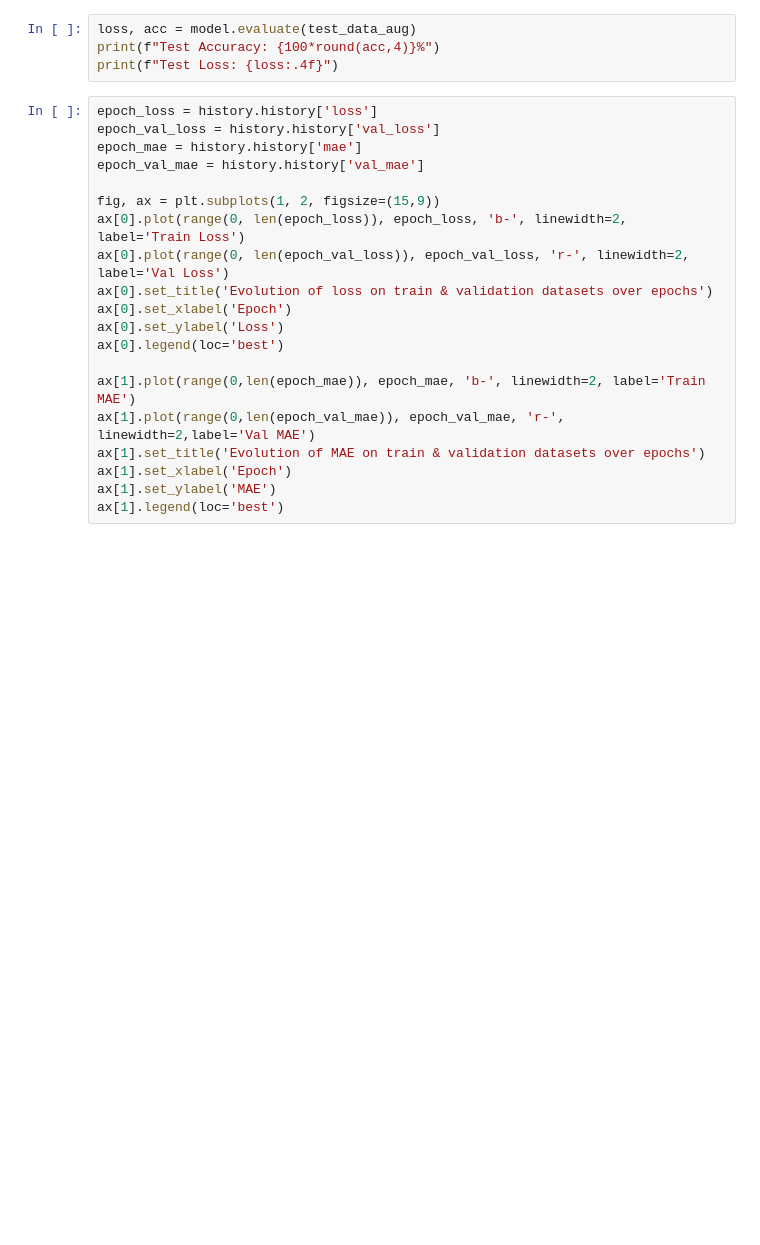
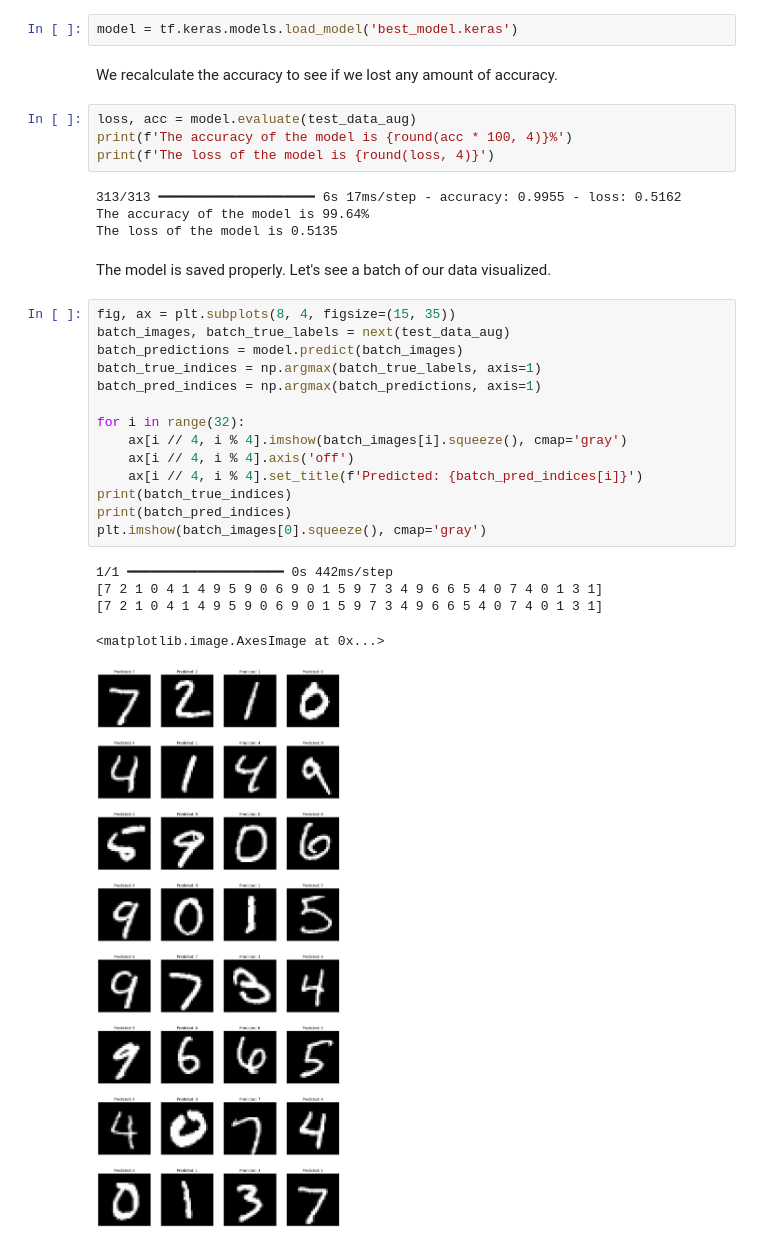
Before and after one commit to NicKylis/letter_recognition, a Jupyter notebook: main.ipynb, the cells around one changed output. Drawn from its saved outputs; the diff is of its cells as text; blank space fills up the shorter version.

Commit message:
Updated the main branch with the best model

```diff
--- a/main.ipynb
+++ b/main.ipynb
@@ -73,24 +181,34 @@ history = model.fit(train_data_aug,
+# %%
+model = tf.keras.models.load_model('best_model.keras')
+# %% [markdown]
+We recalculate the accuracy to see if we lost any amount of accuracy.
 # %%
 loss, acc = model.evaluate(test_data_aug)
-print(f"Test Accuracy: {100*round(acc,4)}%")
-print(f"Test Loss: {loss:.4f}")
+print(f'The accuracy of the model is {round(acc * 100, 4)}%')
+print(f'The loss of the model is {round(loss, 4)}')
+# %% [output]
+313/313 ━━━━━━━━━━━━━━━━━━━━ 6s 17ms/step - accuracy: 0.9955 - loss: 0.5162
+The accuracy of the model is 99.64%
+The loss of the model is 0.5135
-# %%
-epoch_loss = history.history['loss']
-epoch_val_loss = history.history['val_loss']
-epoch_mae = history.history['mae']
-epoch_val_mae = history.history['val_mae']
-
-fig, ax = plt.subplots(1, 2, figsize=(15,9))
-ax[0].plot(range(0, len(epoch_loss)), epoch_loss, 'b-', linewidth=2, label='Train Loss')
-ax[0].plot(range(0, len(epoch_val_loss)), epoch_val_loss, 'r-', linewidth=2, label='Val Loss')
-ax[0].set_title('Evolution of loss on train & validation datasets over epochs')
-ax[0].set_xlabel('Epoch')
-ax[0].set_ylabel('Loss')
-ax[0].legend(loc='best')
-
-ax[1].plot(range(0,len(epoch_mae)), epoch_mae, 'b-', linewidth=2, label='Train MAE')
-ax[1].plot(range(0,len(epoch_val_mae)), epoch_val_mae, 'r-', linewidth=2,label='Val MAE')
-ax[1].set_title('Evolution of MAE on train & validation datasets over epochs')
-ax[1].set_xlabel('Epoch')
-ax[1].set_ylabel('MAE')
-ax[1].legend(loc='best')
+# %% [markdown]
+The model is saved properly. Let's see a batch of our data visualized.
+# %%
+fig, ax = plt.subplots(8, 4, figsize=(15, 35))
+batch_images, batch_true_labels = next(test_data_aug)
+batch_predictions = model.predict(batch_images)
+batch_true_indices = np.argmax(batch_true_labels, axis=1)
+batch_pred_indices = np.argmax(batch_predictions, axis=1)
+
+for i in range(32):
+    ax[i // 4, i % 4].imshow(batch_images[i].squeeze(), cmap='gray')
+    ax[i // 4, i % 4].axis('off')
+    ax[i // 4, i % 4].set_title(f'Predicted: {batch_pred_indices[i]}')
+print(batch_true_indices)
+print(batch_pred_indices)
+plt.imshow(batch_images[0].squeeze(), cmap='gray')
+# %% [output]
+1/1 ━━━━━━━━━━━━━━━━━━━━ 0s 442ms/step
+[7 2 1 0 4 1 4 9 5 9 0 6 9 0 1 5 9 7 3 4 9 6 6 5 4 0 7 4 0 1 3 1]
+[7 2 1 0 4 1 4 9 5 9 0 6 9 0 1 5 9 7 3 4 9 6 6 5 4 0 7 4 0 1 3 1]
+<matplotlib.image.AxesImage at 0x...>
+[figure, added]
```
Also changed, not shown: parts of 17 cells of this notebook.
